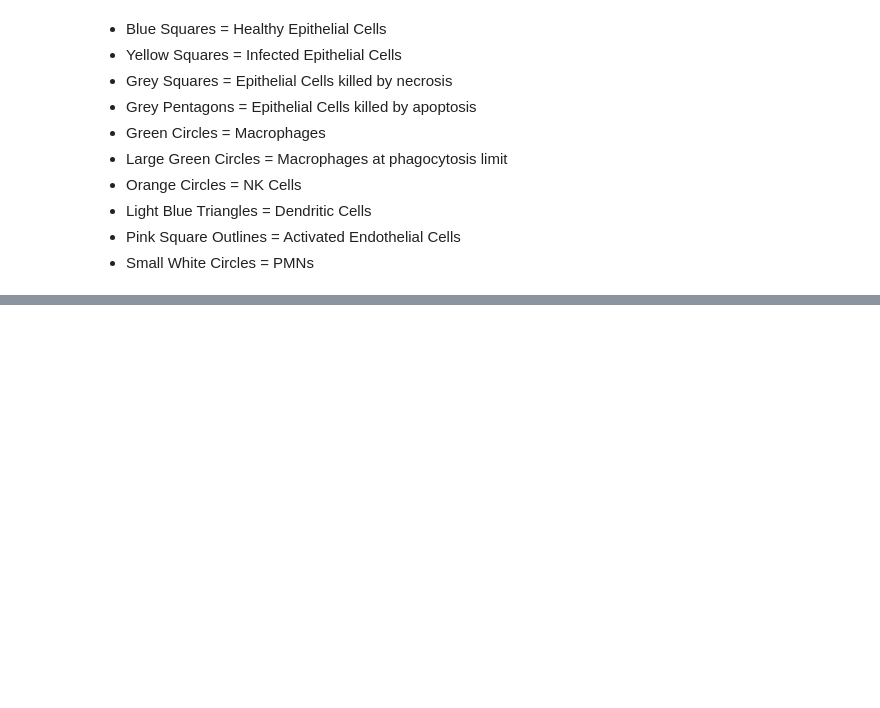
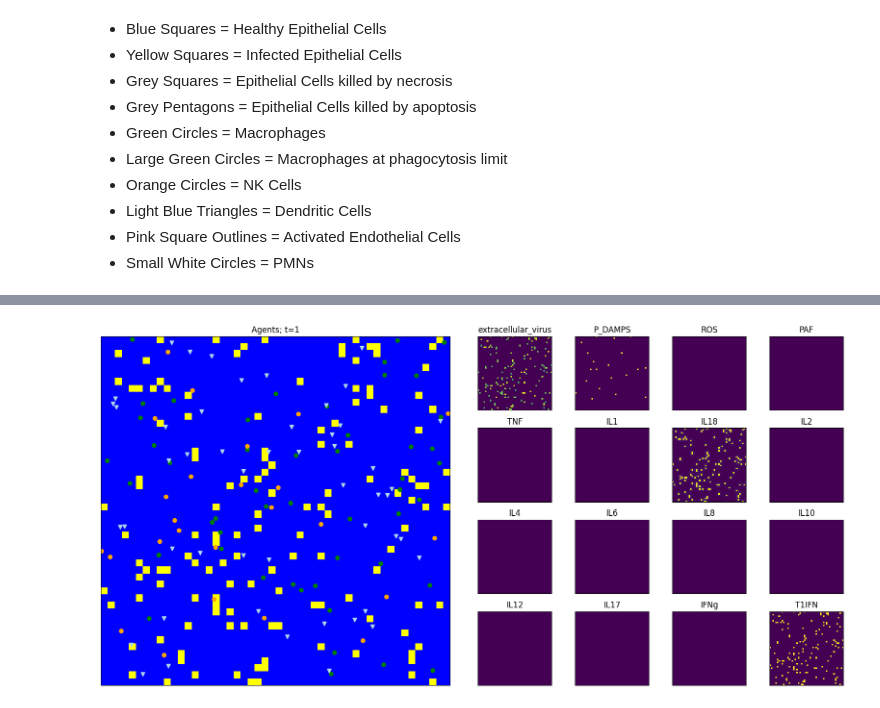
Before and after one commit to knappa/learning-and-control-of-abms, a Jupyter notebook: An_Cockrell_model.ipynb, the cells around one changed output, grey strips where cells are left out. Saved outputs shown, nothing was run; the diff lists cells and outputs as text; code cells hidden in the pictures; blank space fills up the shorter version.

```diff
--- a/An_Cockrell_model.ipynb
+++ b/An_Cockrell_model.ipynb
@@ -117,0 +113,51 @@ model.plot_agents(ax)
+# %%
+num_steps = 2016
+
+
+fig = plt.figure(layout='constrained', figsize=(16, 8))
+fig.set_tight_layout(True)
+
+subfigs = fig.subfigures(1, 2, wspace=0.07)
+
+ax = subfigs[0].add_subplot()
+axs = subfigs[1].subplots(4, 4)
+
+fields = [
+    'extracellular_virus',
+    'P_DAMPS',
+    'ROS',
+    'PAF',
+    'TNF',
+    'IL1',
+    'IL18',
+    'IL2',
+    'IL4',
+    'IL6',
+    'IL8',
+    'IL10',
+    'IL12',
+    'IL17',
+    'IFNg',
+    'T1IFN',
+]
+
+def animate(i):
+    model.time_step()
+
+    model.plot_agents(ax)
+    ax.set_title(f'Agents; t={model.time}')
+    ax.get_xaxis().set_visible(False)
+    ax.get_yaxis().set_visible(False)
+    ax.set_aspect(1)
+
+    for k, field in enumerate(fields):
+        model.plot_field(axs[k // 4, k % 4], field_name=field)
+        axs[k//4, k%4].set_title(field)
+        axs[k//4, k%4].get_xaxis().set_visible(False)
+        axs[k//4, k%4].get_yaxis().set_visible(False)
+        axs[k//4, k%4].set_aspect(1)
+
+
+anim = FuncAnimation(fig, animate, frames=num_steps, repeat=False)
+# %% [output]
+[figure, added]
```
Also changed, not shown: parts of 11 cells of this notebook, 2 other files.
